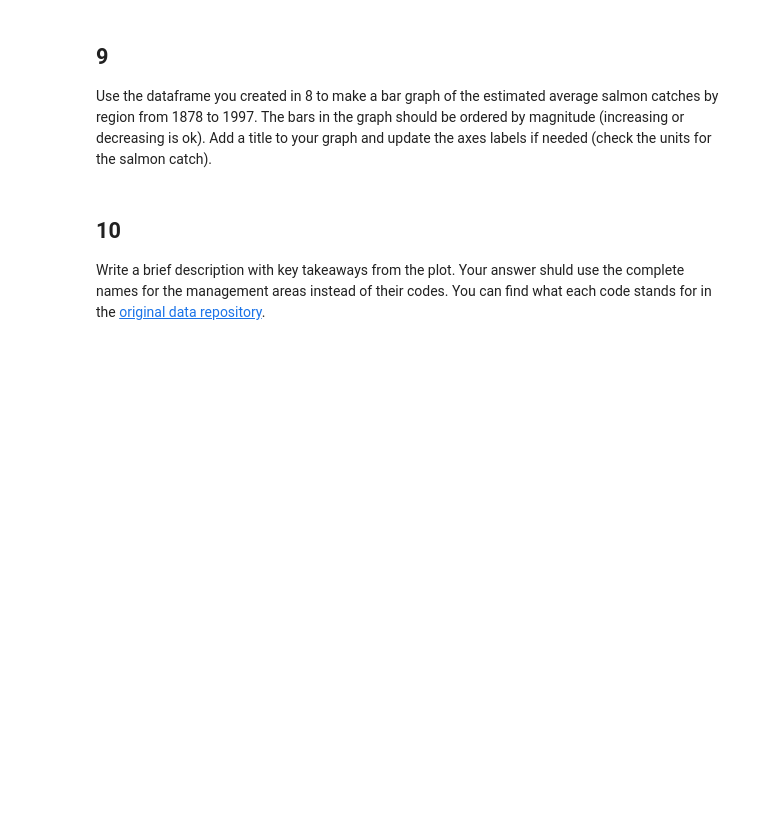
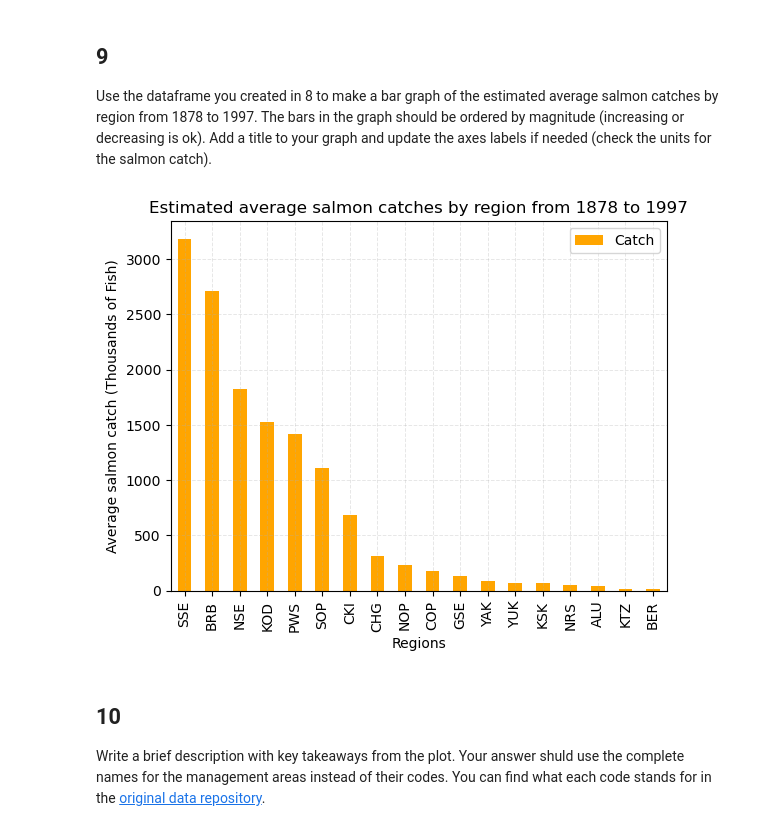
Before and after one commit to aakikip/eds220-hwk2, a Jupyter notebook: task2/hwk2-task2-salmon.ipynb, the cells around one changed output. Cells and saved outputs as stored; diff of their text form; code cells hidden in the pictures; blank space fills up the shorter version.

Commit message:
Complete data visualization

```diff
--- a/task2/hwk2-task2-salmon.ipynb
+++ b/task2/hwk2-task2-salmon.ipynb
@@ -314,6 +311,20 @@ q8 results: All test cases passed!
 ## 9
 
 Use the dataframe you created in 8 to make a bar graph of the estimated average salmon catches by region from 1878 to 1997. The bars in the graph should be ordered by magnitude (increasing or decreasing is ok). Add a title  to your graph and update the axes labels if needed (check the units for the salmon catch).
+# %%
+# Data visualization of estimated average salmon catches by region from 1878 to 1997
+
+# Sort the values by ascending
+avg_region_sorted = avg_region.sort_values(by = 'Catch', ascending = False)
+
+avg_region_sorted.plot(kind = 'bar',
+                             title = 'Estimated average salmon catches by region from 1878 to 1997',
+                             xlabel = 'Regions',
+                             ylabel = 'Average salmon catch (Thousands of Fish)',
+                             color = 'orange')
+plt.grid(True, alpha = 0.3, linestyle = '--', linewidth = 0.7)
+# %% [output]
+[figure, added]
 # %% [markdown]
 <!-- END QUESTION -->
 
```
Also changed, not shown: parts of 4 cells of this notebook.
